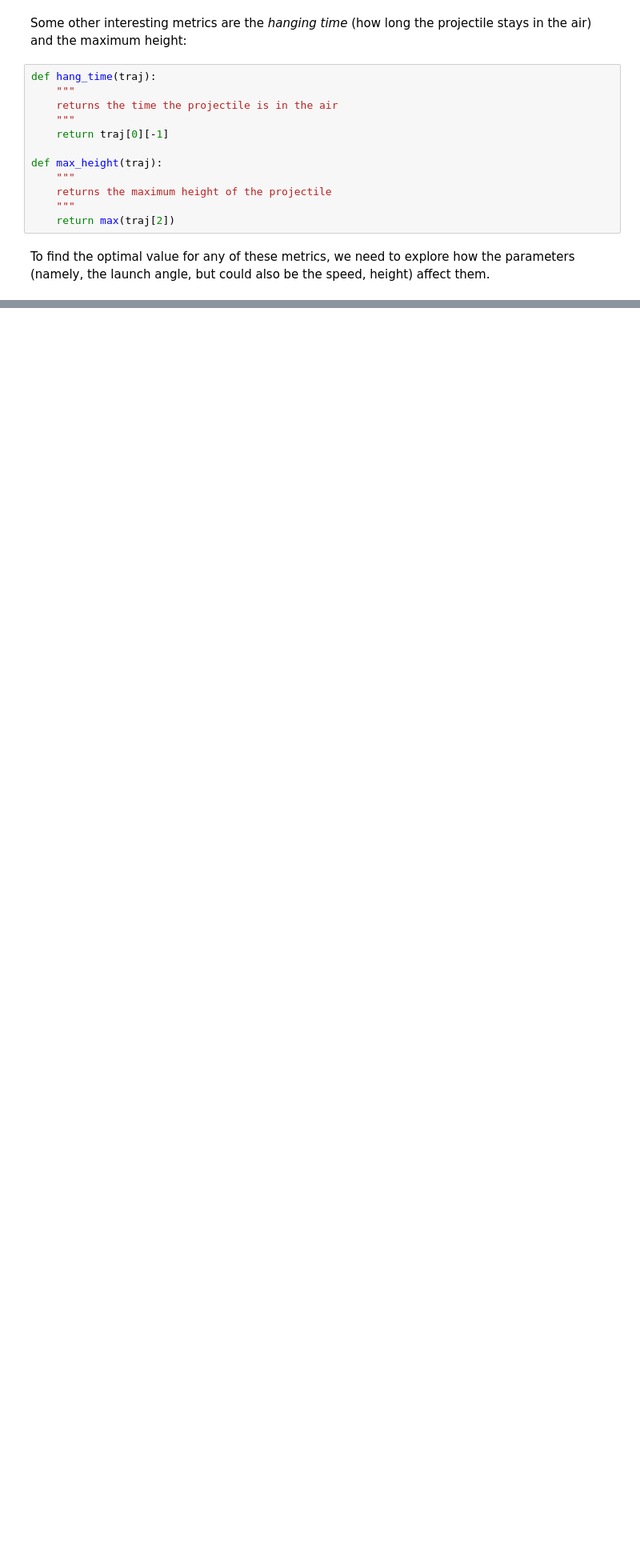
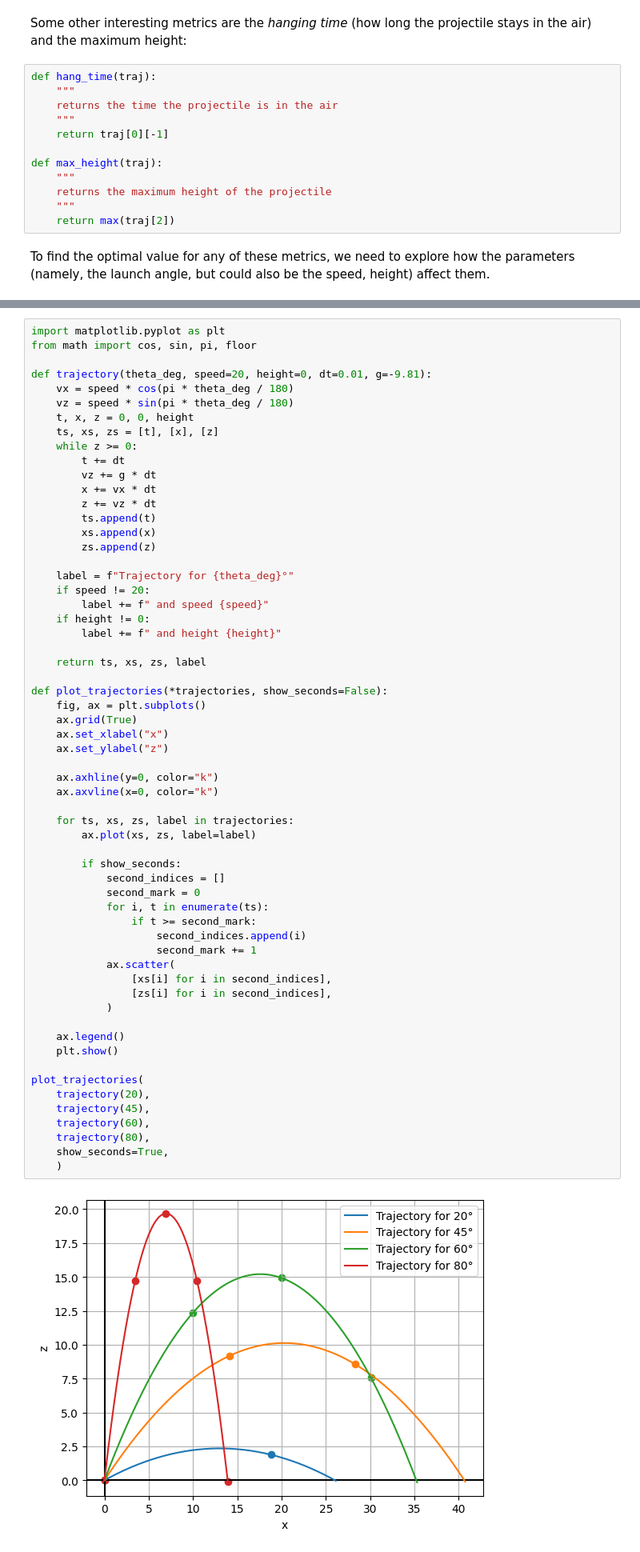
Before and after one commit to sergiofgonzalez/python-workbench, a Jupyter notebook: part_2-math/01_math-concepts/11_optimizing-physical-systems/11_optimizing-physical-systems.ipynb, the cells around one changed output, grey strips where cells are left out. Shown at 80% size. Drawn from its saved outputs; the diff is of its cells as text; blank space fills up the shorter version.

```diff
--- a/part_2-math/01_math-concepts/11_optimizing-physical-systems/11_optimizing-physical-systems.ipynb
+++ b/part_2-math/01_math-concepts/11_optimizing-physical-systems/11_optimizing-physical-systems.ipynb
@@ -165,0 +522,62 @@ To find the optimal value for any of these metrics, we need to explore how the p
+# %%
+import matplotlib.pyplot as plt
+from math import cos, sin, pi, floor
+
+def trajectory(theta_deg, speed=20, height=0, dt=0.01, g=-9.81):
+    vx = speed * cos(pi * theta_deg / 180)
+    vz = speed * sin(pi * theta_deg / 180)
+    t, x, z = 0, 0, height
+    ts, xs, zs = [t], [x], [z]
+    while z >= 0:
+        t += dt
+        vz += g * dt
+        x += vx * dt
+        z += vz * dt
+        ts.append(t)
+        xs.append(x)
+        zs.append(z)
+
+    label = f"Trajectory for {theta_deg}°"
+    if speed != 20:
+        label += f" and speed {speed}"
+    if height != 0:
+        label += f" and height {height}"
+
+    return ts, xs, zs, label
+
+def plot_trajectories(*trajectories, show_seconds=False):
+    fig, ax = plt.subplots()
+    ax.grid(True)
+    ax.set_xlabel("x")
+    ax.set_ylabel("z")
+
+    ax.axhline(y=0, color="k")
+    ax.axvline(x=0, color="k")
+
+    for ts, xs, zs, label in trajectories:
+        ax.plot(xs, zs, label=label)
+
+        if show_seconds:
+            second_indices = []
+            second_mark = 0
+            for i, t in enumerate(ts):
+                if t >= second_mark:
+                    second_indices.append(i)
+                    second_mark += 1
+            ax.scatter(
+                [xs[i] for i in second_indices],
+                [zs[i] for i in second_indices],
+            )
+
+    ax.legend()
+    plt.show()
+
+plot_trajectories(
+    trajectory(20),
+    trajectory(45),
+    trajectory(60),
+    trajectory(80),
+    show_seconds=True,
+    )
+# %% [output]
+[figure, added]
```
Also changed, not shown: parts of 73 cells of this notebook, 13 other files.
